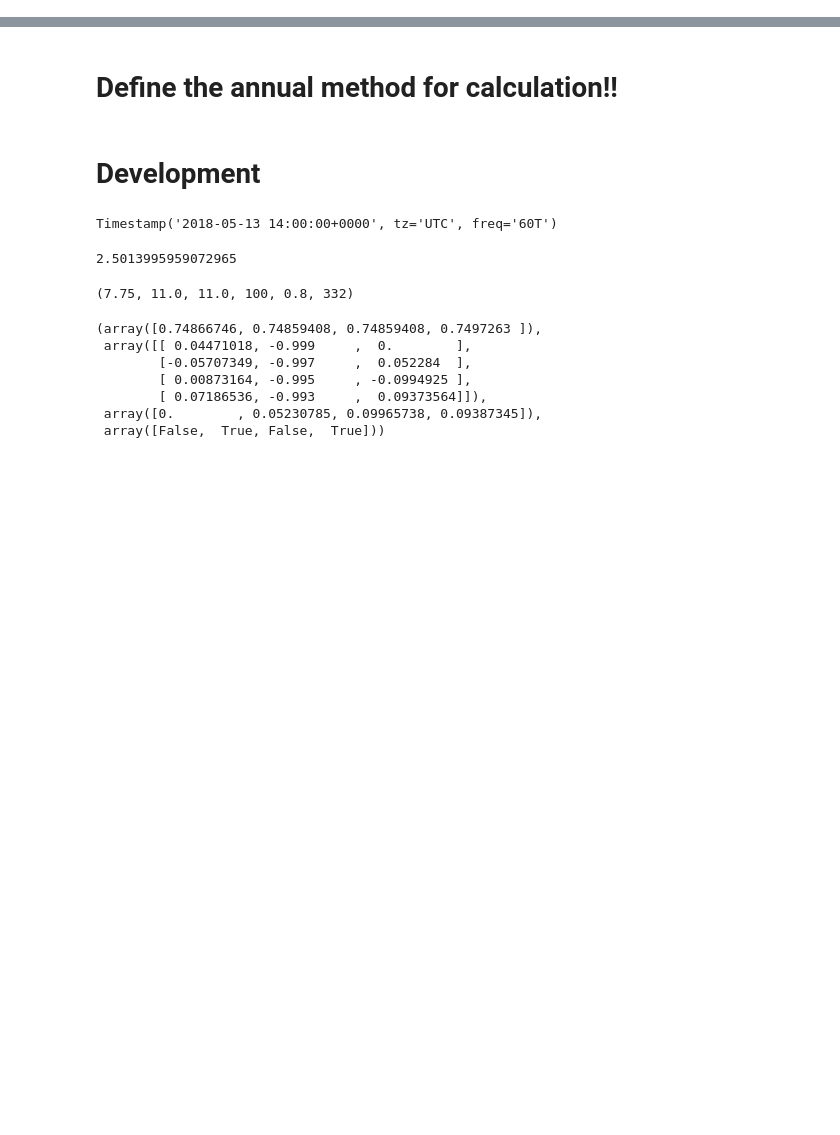
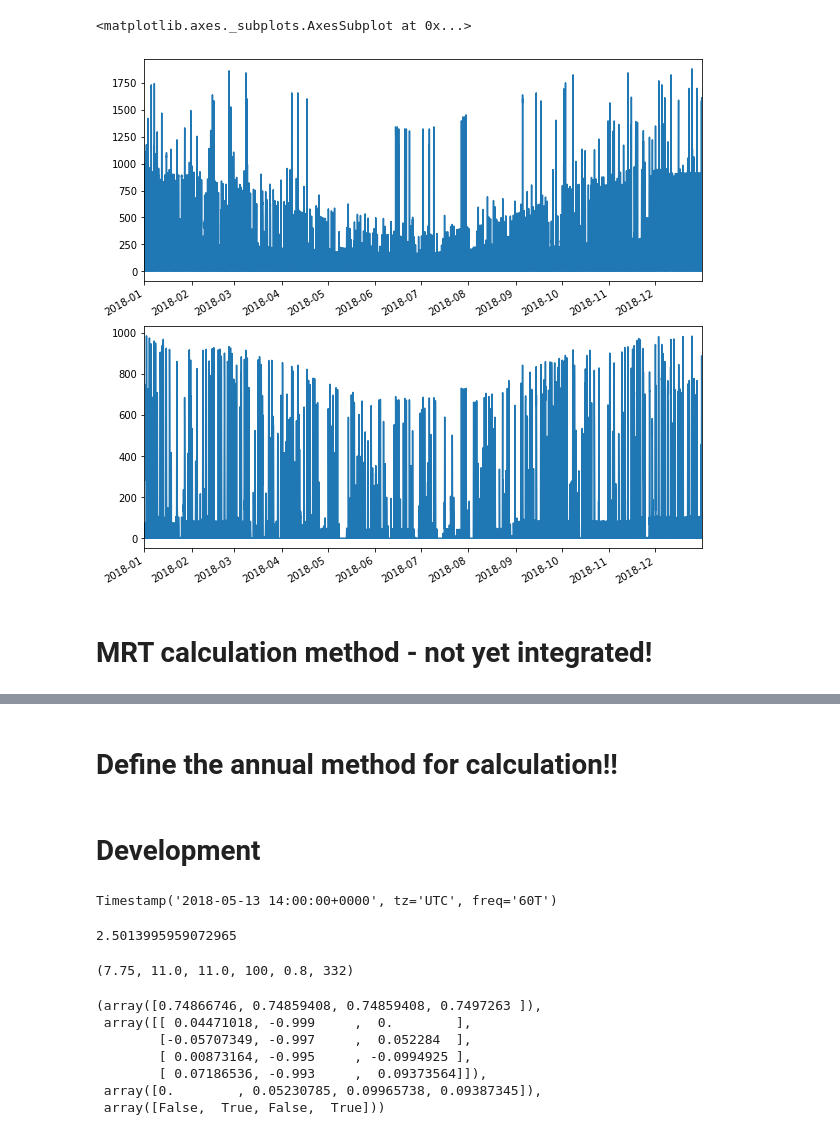
Before and after one commit to cycle13/climate, a Jupyter notebook: test.ipynb, the cells around one changed output, grey strips where cells are left out. Drawn from its saved outputs; the diff is of its cells as text; code cells hidden in the pictures; blank space fills up the shorter version.

```diff
--- a/test.ipynb
+++ b/test.ipynb
@@ -15,3 +58,36 @@ Diffuse sky matrix calculated: C:\Users\tgerrish\Documents\GitHub\climate\test\w
+# %%
+import pandas as pd
+import numpy as np
+import matplotlib.pyplot as plt
+
+# pd.Series(index=weather.index, data=weather.diffuse_sky_matrix.sum(axis=1)).plot()
+
+fig, ax = plt.subplots(2, 1, figsize=(10, 10))
+
+mtx_file = r"C:\Users\tgerrish\Documents\GitHub\climate\test\weatherfile_AlBateen"
+mtx_file = r"C:\Users\tgerrish\Documents\GitHub\climate\test\weatherfile_London"
+mtx_file = r"C:\Users\tgerrish\Documents\GitHub\climate\test\weatherfile_Anchorage"
+mtx_file = r"C:\Users\tgerrish\Documents\GitHub\climate\test\weatherfile_Christchurch"
+
+
+sky_matrix = pd.read_csv(mtx_file+".diffmtx", sep="\s+", skip_blank_lines=True, skiprows=8, header=None).values
+sky_matrix = np.sum(sky_matrix * np.array([0.265074126, 0.670114631, 0.064811243]), axis=1)
+sky_matrix = np.array(list(chunk(sky_matrix, 8760))[1:])
+sky_matrix = np.multiply(sky_matrix.T, weather.patch_conversion_factor)
+
+pd.Series(index=weather.index, data=sky_matrix.sum(axis=1)).plot(ax=ax[0])
+
+sky_matrix = pd.read_csv(mtx_file+".dirmtx", sep="\s+", skip_blank_lines=True, skiprows=8, header=None).values
+sky_matrix = np.sum(sky_matrix * np.array([0.265074126, 0.670114631, 0.064811243]), axis=1)
+sky_matrix = np.array(list(chunk(sky_matrix, 8760))[1:])
+sky_matrix = np.multiply(sky_matrix.T, weather.patch_conversion_factor)
+
+pd.Series(index=weather.index, data=sky_matrix.sum(axis=1)).plot(ax=ax[1])
+# %% [output]
+<matplotlib.axes._subplots.AxesSubplot at 0x...>
+[figure, added]
+# %% [markdown]
+# MRT calculation method - not yet integrated!
 # %%
 import pandas as pd
 import numpy as np
```
Also changed, not shown: parts of 11 cells of this notebook, 10 other files.
